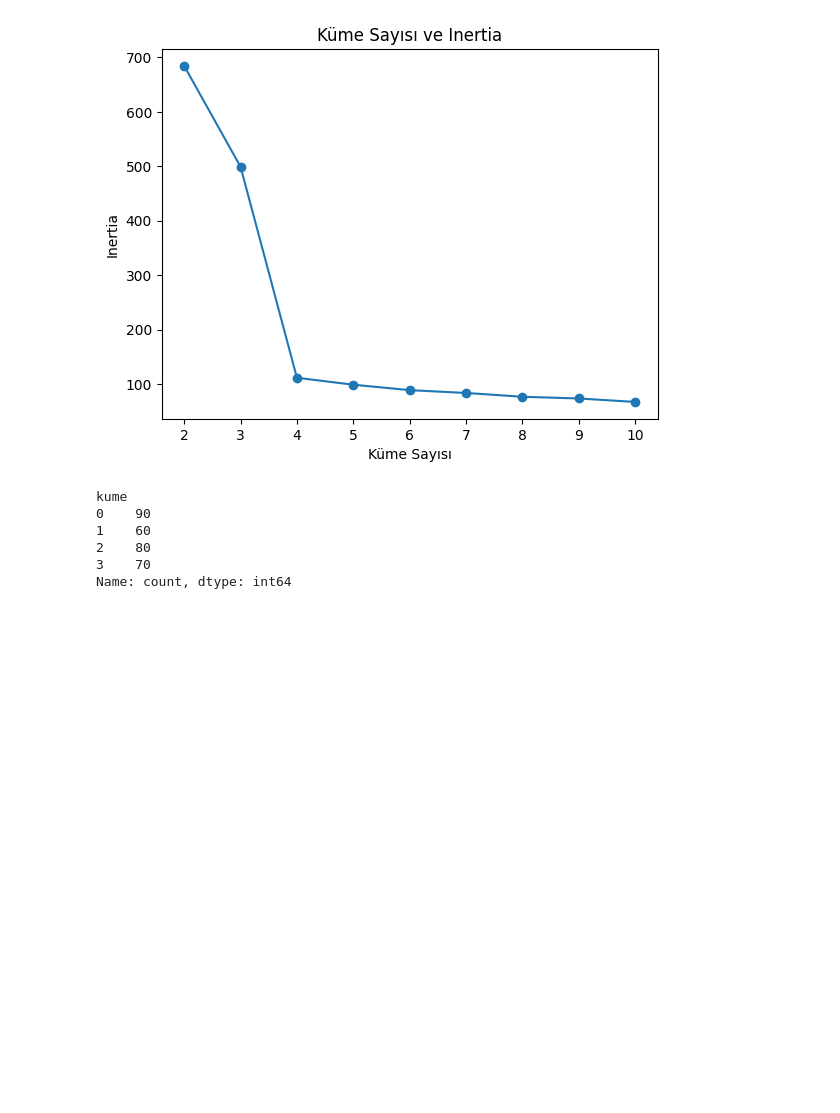
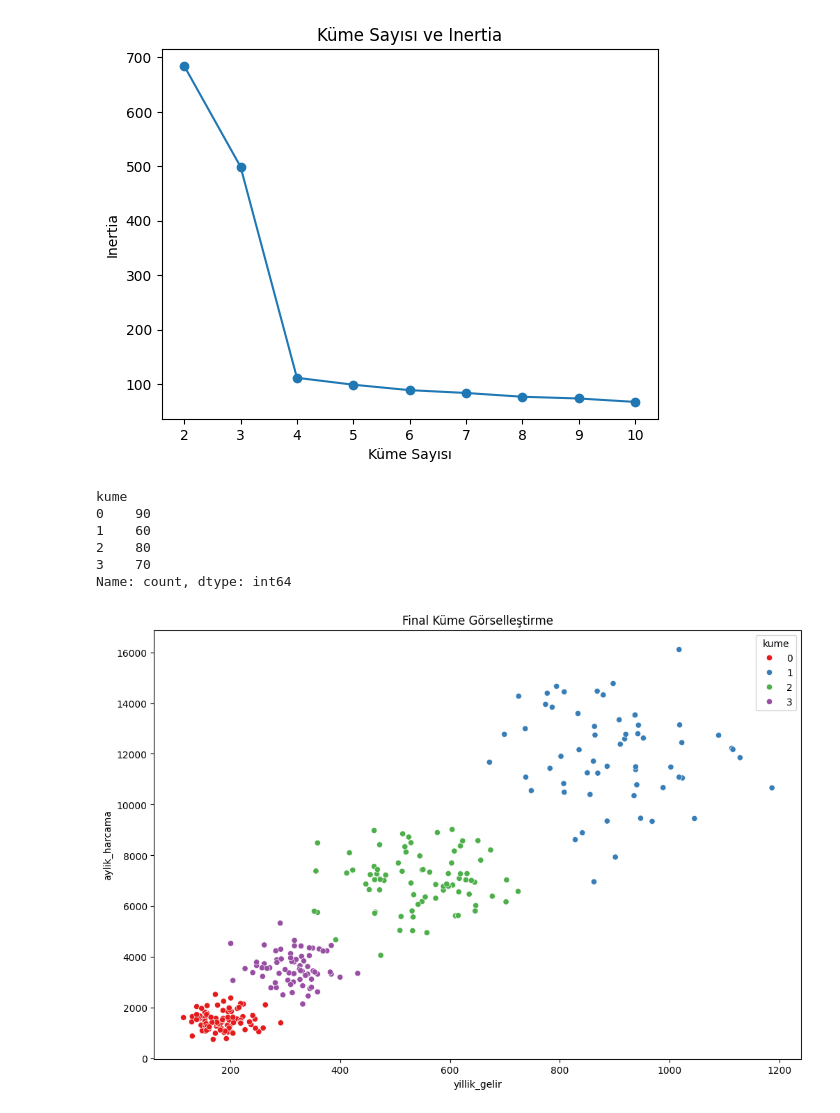
Before and after one commit to europecodingschool/ECS---VB---YZ---08.26, a Jupyter notebook: VB_YZ_Ders_18_1.ipynb, the cells around one changed output. Cells and saved outputs as stored; diff of their text form; code cells hidden in the pictures; blank space fills up the shorter version.

```diff
--- a/VB_YZ_Ders_18_1.ipynb
+++ b/VB_YZ_Ders_18_1.ipynb
@@ -211,3 +211,10 @@ kume
 2    80
 3    70
 Name: count, dtype: int64
+# %%
+plt.figure(figsize=(12,8))
+sns.scatterplot(x="yillik_gelir", y="aylik_harcama", hue="kume", data=df, palette="Set1")
+plt.title("Final Küme Görselleştirme")
+plt.show()
+# %% [output]
+[figure, added]
```
Also changed, not shown: parts of 3 cells of this notebook.
